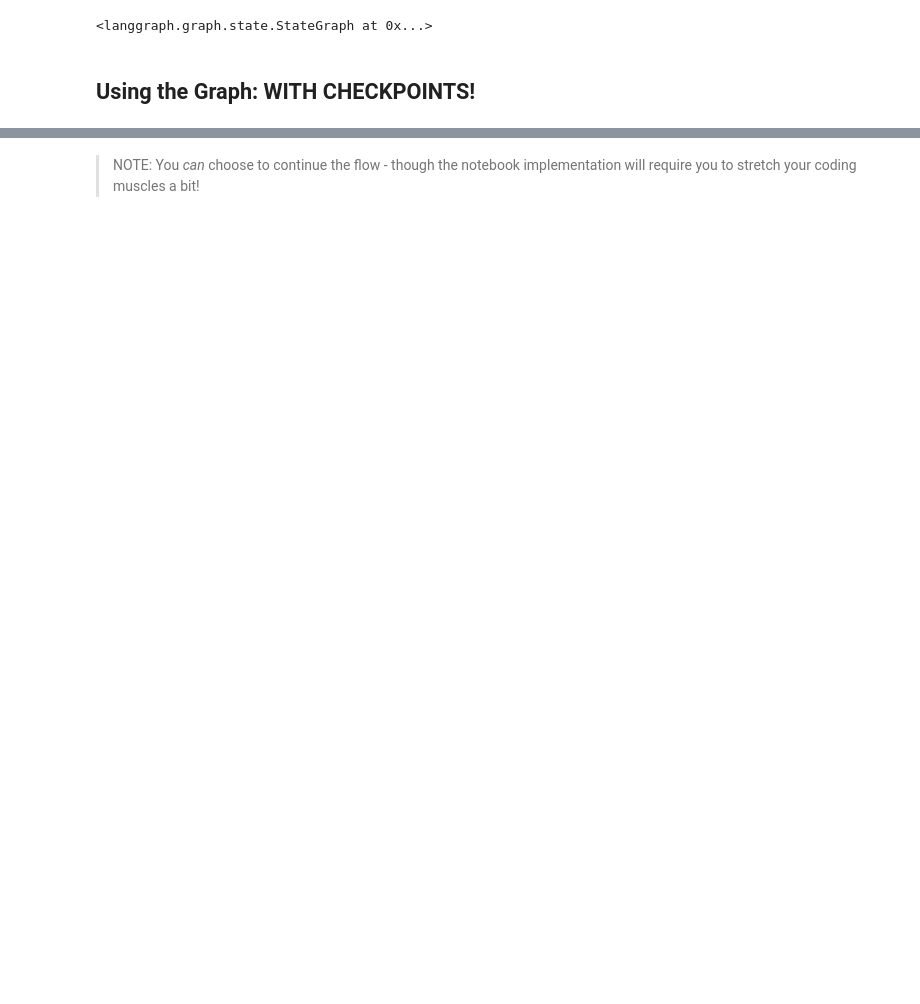
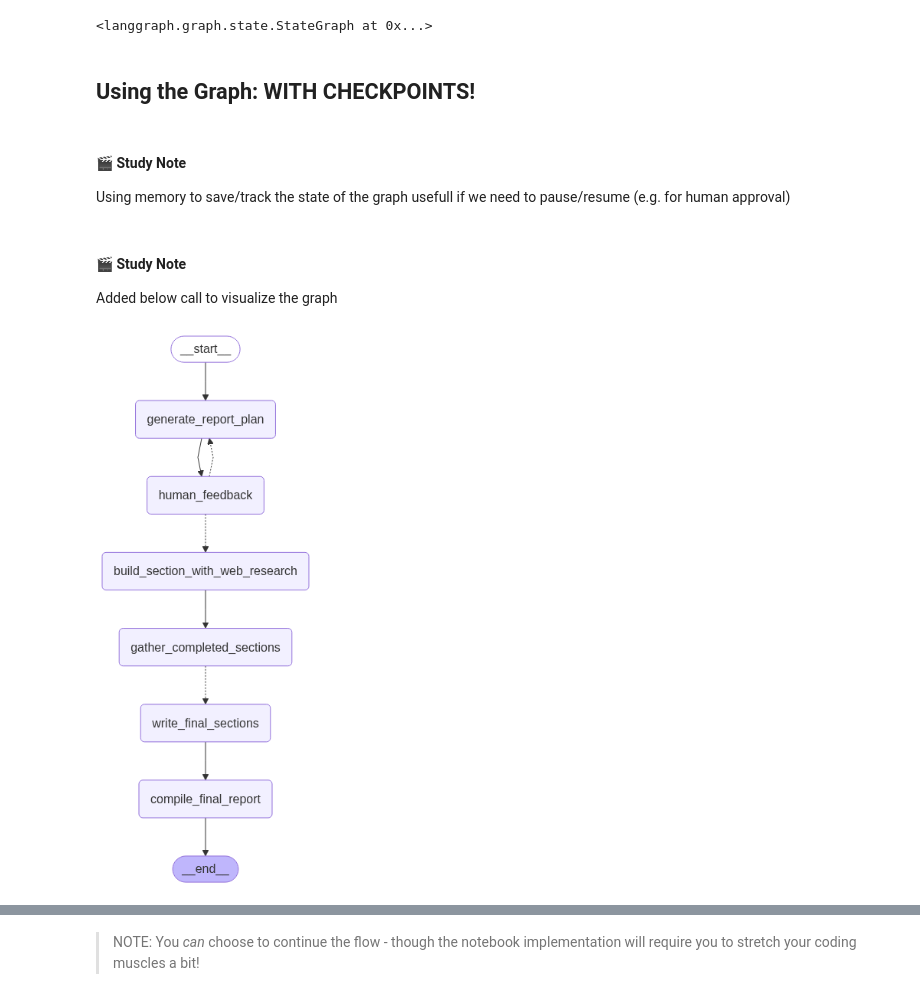
Before and after one commit to BQ31X/AIE7homework, a Jupyter notebook: 10_Open_DeepResearch/open-deep-research.ipynb, the cells around one changed output, grey strips where cells are left out. Saved outputs shown, nothing was run; the diff lists cells and outputs as text; code cells hidden in the pictures; blank space fills up the shorter version.

```diff
--- a/10_Open_DeepResearch/open-deep-research.ipynb
+++ b/10_Open_DeepResearch/open-deep-research.ipynb
@@ -1759,6 +1835,10 @@ builder.add_edge("compile_final_report", END)
 <langgraph.graph.state.StateGraph at 0x...>
 # %% [markdown]
 ## Using the Graph: WITH CHECKPOINTS!
+# %% [markdown]
+#### 🎬 Study Note
+Using memory to save/track the state of the graph
+usefull if we need to pause/resume (e.g. for human approval)
 # %%
 from langgraph.checkpoint.memory import MemorySaver
 from IPython.display import Markdown, display
@@ -1768,3 +1848,10 @@ memory = MemorySaver()
 
 # Compile the graph with the checkpointer
 graph_with_checkpoint = builder.compile(checkpointer=memory)
+# %% [markdown]
+#### 🎬 Study Note
+Added below call to visualize the graph
+# %%
+graph_with_checkpoint
+# %% [output]
+[figure, added]
```
Also changed, not shown: parts of 19 cells of this notebook.
